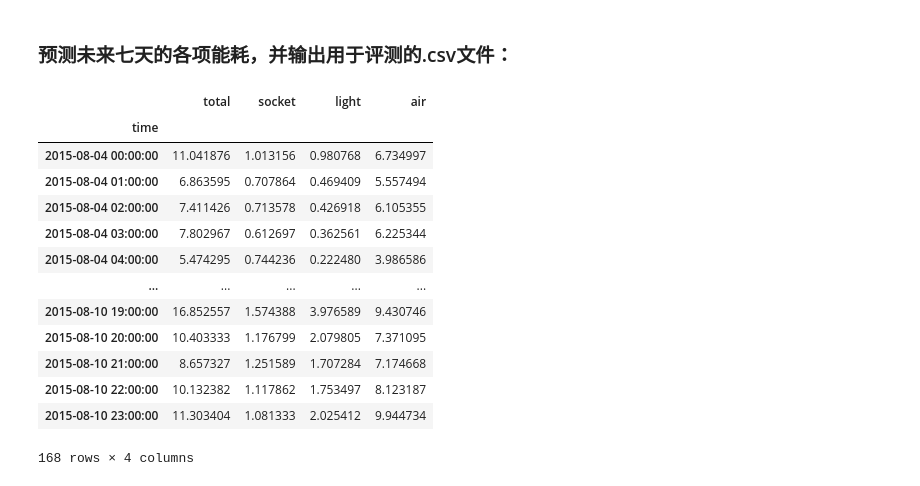
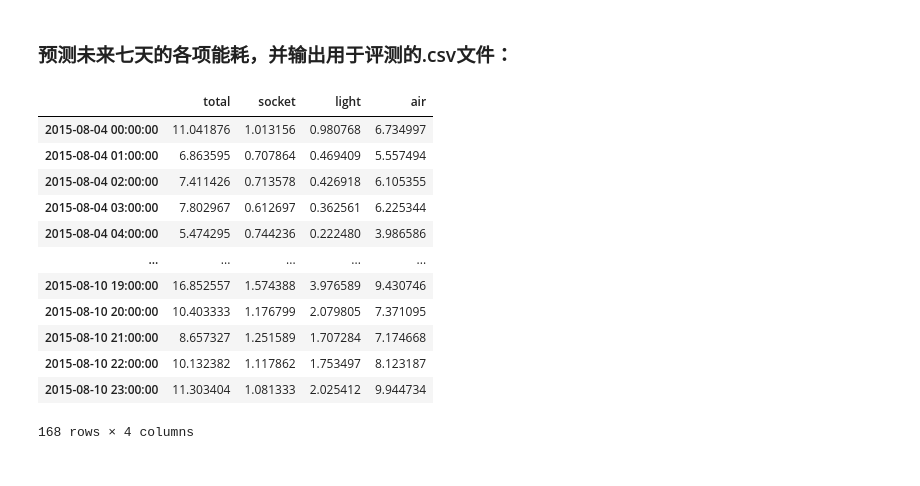
Before and after one commit to ZongXR/Smart-Building-Energy-Consumption-Prediction, a Jupyter notebook: notebooks/main-A.ipynb, the cells around one changed output. Drawn from its saved outputs; the diff is of its cells as text; code cells hidden in the pictures.

```diff
--- a/notebooks/LightGBM.ipynb
+++ b/notebooks/main-A.ipynb
@@ -284,7 +387,7 @@ data["value_socket"].loc["2015-06-23 00:00:00" : "2015-08-03 23:00:00"].plot(fig
 <matplotlib.axes._subplots.AxesSubplot at 0x...>
 [figure]
 # %%
-data_socket = data.drop(columns=["value_light", "value_air"])
+data_socket = data.drop(columns=["value_light", "value_air", "value_total"])
 x_train_socket = data_socket.drop(columns=["value_socket"]).loc[: "2015-08-03 23:00:00"]
 y_train_socket = data_socket["value_socket"].loc[: "2015-08-03 23:00:00"]
 x_test_socket = data_socket.drop(columns=["value_socket"]).loc["2015-08-04 00:00:00" : "2015-08-10 23:00:00"]
@@ -305,7 +408,7 @@ data["value_light"].loc["2015-06-23 00:00:00" : "2015-08-03 23:00:00"].plot(figs
 <matplotlib.axes._subplots.AxesSubplot at 0x...>
 [figure]
 # %%
-data_light = data.drop(columns=["value_socket", "value_air", 'temp', 'humidity', 'atmos', 'wind_angle', 'wind_speed'])
+data_light = data.drop(columns=["value_socket", "value_air", "value_total", 'temp', 'humidity', 'atmos', 'wind_angle', 'wind_speed'])
 x_train_light = data_light.drop(columns=["value_light"]).loc[: "2015-08-03 23:00:00"]
 y_train_light = data_light["value_light"].loc[: "2015-08-03 23:00:00"]
 x_test_light = data_light.drop(columns=["value_light"]).loc["2015-08-04 00:00:00" : "2015-08-10 23:00:00"]
@@ -326,7 +429,7 @@ data["value_air"].loc["2015-06-23 00:00:00" : "2015-08-03 23:00:00"].plot(figsiz
 <matplotlib.axes._subplots.AxesSubplot at 0x...>
 [figure]
 # %%
-data_air = data.drop(columns=["value_socket", "value_light"])
+data_air = data.drop(columns=["value_socket", "value_light", "value_total"])
 x_train_air = data_air.drop(columns=["value_air"]).loc[: "2015-08-03 23:00:00"]
 y_train_air = data_air["value_air"].loc[: "2015-08-03 23:00:00"]
 x_test_air = data_air.drop(columns=["value_air"]).loc["2015-08-04 00:00:00" : "2015-08-10 23:00:00"]
@@ -347,12 +450,11 @@ data_air.loc["2015-08-04 00:00:00" : "2015-08-10 23:00:00", "value_air"].plot()
 <matplotlib.axes._subplots.AxesSubplot at 0x...>
 [figure]
 # %%
-data_total = data.copy()
-data_total["total"] = data_total["value_air"] + data_total["value_socket"] + data_total["value_light"]
-data_total = data_total[(data_total["total"] > 0) | (data_total["total"].isnull())]
-x_train_total = data_total.drop(columns=["value_air", "value_socket", "value_light", "total"]).loc[: "2015-08-03 23:00:00"]
-y_train_total = data_total["total"].loc[: "2015-08-03 23:00:00"]
-x_test_total = data_total.drop(columns=["value_air", "value_socket", "value_light", "total"]).loc["2015-08-04 00:00:00" : "2015-08-10 23:00:00"]
+data_total = data.drop(columns=["value_air", "value_light", "value_socket"])
+data_total = data_total[(data_total["value_total"] > 0) | (data_total["value_total"].isnull())]
+x_train_total = data_total.drop(columns=["value_total"]).loc[: "2015-08-03 23:00:00"]
+y_train_total = data_total["value_total"].loc[: "2015-08-03 23:00:00"]
+x_test_total = data_total.drop(columns=["value_total"]).loc["2015-08-04 00:00:00" : "2015-08-10 23:00:00"]
 # %%
 model_total = LGBMRegressor(n_estimators=1000, n_jobs=-1, random_state=42).fit(x_train_total, y_train_total)
 total_pred = model_total.predict(x_test_total)
@@ -365,19 +467,18 @@ data_total.loc["2015-08-04 00:00:00" : "2015-08-10 23:00:00", "total"].plot()
 # %% [markdown]
 <h3>预测未来七天的各项能耗，并输出用于评测的.csv文件：</h3>
 # %%
-results = DataFrame()
-results['socket'] = clip_value(data_socket.loc["2015-08-04 00:00:00" : "2015-08-10 23:00:00", "value_socket"], _min_val_=0)
-results['light'] = clip_value(data_light.loc["2015-08-04 00:00:00" : "2015-08-10 23:00:00", "value_light"], _min_val_=0)
-results['air'] = clip_value(data_air.loc["2015-08-04 00:00:00" : "2015-08-10 23:00:00", "value_air"], _min_val_=0)
-results['total'] = clip_value(data_total.loc["2015-08-04 00:00:00" : "2015-08-10 23:00:00", "total"], _min_val_=0)
+results = DataFrame(index=pd.date_range(start="2015-08-04 00:00:00", end="2015-08-10 23:00:00", freq="1H"))
+results['socket'] = clip_value(socket_pred, _min_val_=0)
+results['light'] = clip_value(light_pred, _min_val_=0)
+results['air'] = clip_value(air_pred, _min_val_=0)
+results['total'] = clip_value(total_pred, _min_val_=0)
 results = results[["total", "socket", "light", "air"]]
 filename = "submit_%s.csv" % datetime.now().strftime("%Y-%m-%dT%H-%M")
 
 results.to_csv(os.path.join("../data", filename), index=False)
 results
 # %% [output]
 |  | total | socket | light | air |
-| time |  |  |  |  |
 | 2015-08-04 00:00:00 | 11.041876 | 1.013156 | 0.980768 | 6.734997 |
 | 2015-08-04 01:00:00 | 6.863595 | 0.707864 | 0.469409 | 5.557494 |
 | 2015-08-04 02:00:00 | 7.411426 | 0.713578 | 0.426918 | 6.105355 |
```
Also changed, not shown: parts of 30 cells of this notebook.
